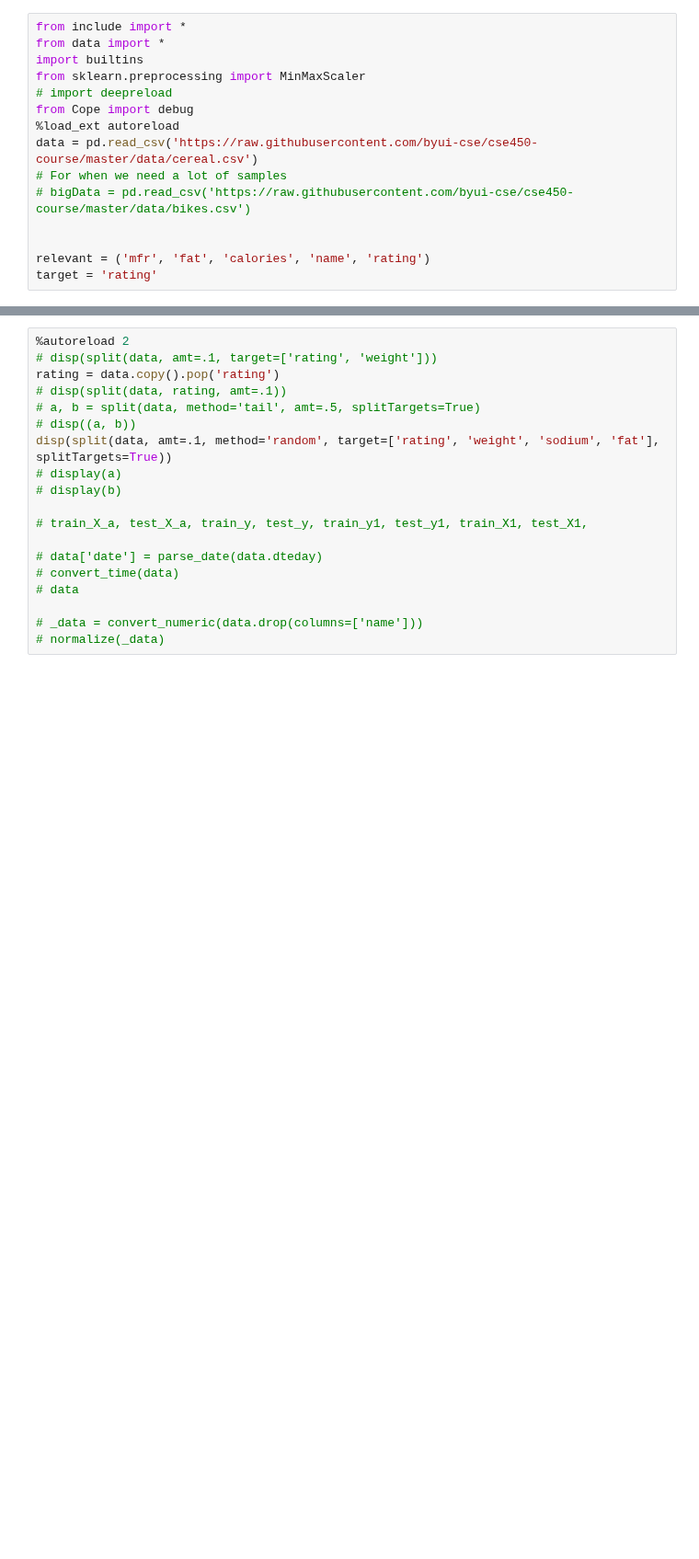
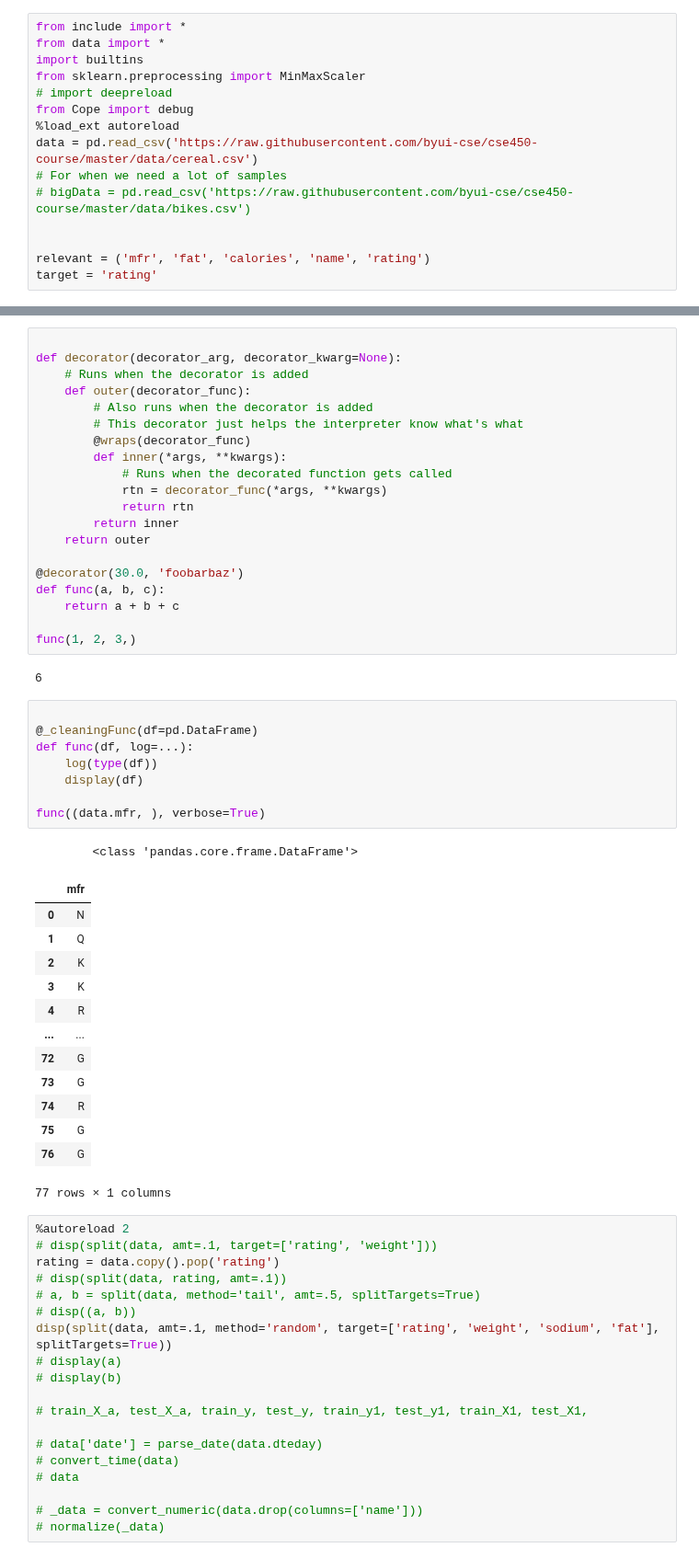
Before and after one commit to smartycope/Data, a Jupyter notebook: testingData.ipynb, the cells around one changed output, grey strips where cells are left out. Shown at 92% size. Saved outputs shown, nothing was run; the diff lists cells and outputs as text; blank space fills up the shorter version.

Commit message:
Added _cleaning_func decorator

```diff
--- a/testingData.ipynb
+++ b/testingData.ipynb
@@ -23,3 +63,48 @@ GridBox(children=(Dropdown(description='Select Summary', options=('Description',
+# %%
+
+def decorator(decorator_arg, decorator_kwarg=None):
+    # Runs when the decorator is added
+    def outer(decorator_func):
+        # Also runs when the decorator is added
+        # This decorator just helps the interpreter know what's what
+        @wraps(decorator_func)
+        def inner(*args, **kwargs):
+            # Runs when the decorated function gets called
+            rtn = decorator_func(*args, **kwargs)
+            return rtn
+        return inner
+    return outer
+
+@decorator(30.0, 'foobarbaz')
+def func(a, b, c):
+    return a + b + c
+
+func(1, 2, 3,)
+# %% [output]
+6
+# %%
+
+@_cleaningFunc(df=pd.DataFrame)
+def func(df, log=...):
+    log(type(df))
+    display(df)
+
+func((data.mfr, ), verbose=True)
+# %% [output]
+        <class 'pandas.core.frame.DataFrame'>
+|  | mfr |
+| 0 | N |
+| 1 | Q |
+| 2 | K |
+| 3 | K |
+| 4 | R |
+| ... | ... |
+| 72 | G |
+| 73 | G |
+| 74 | R |
+| 75 | G |
+| 76 | G |
+77 rows × 1 columns
 # %%
 %autoreload 2
 # disp(split(data, amt=.1, target=['rating', 'weight']))
```
Also changed, not shown: parts of 2 cells of this notebook, 1 other file.
